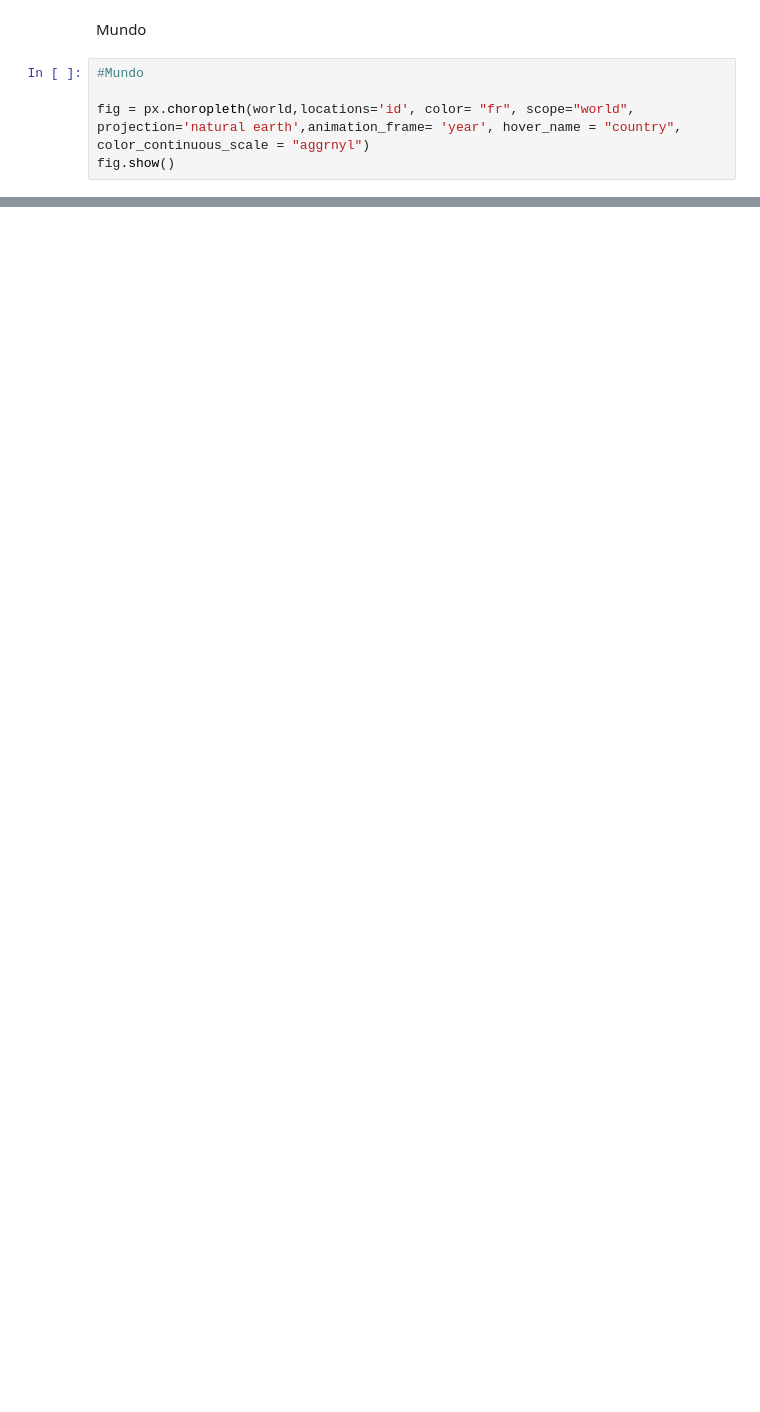
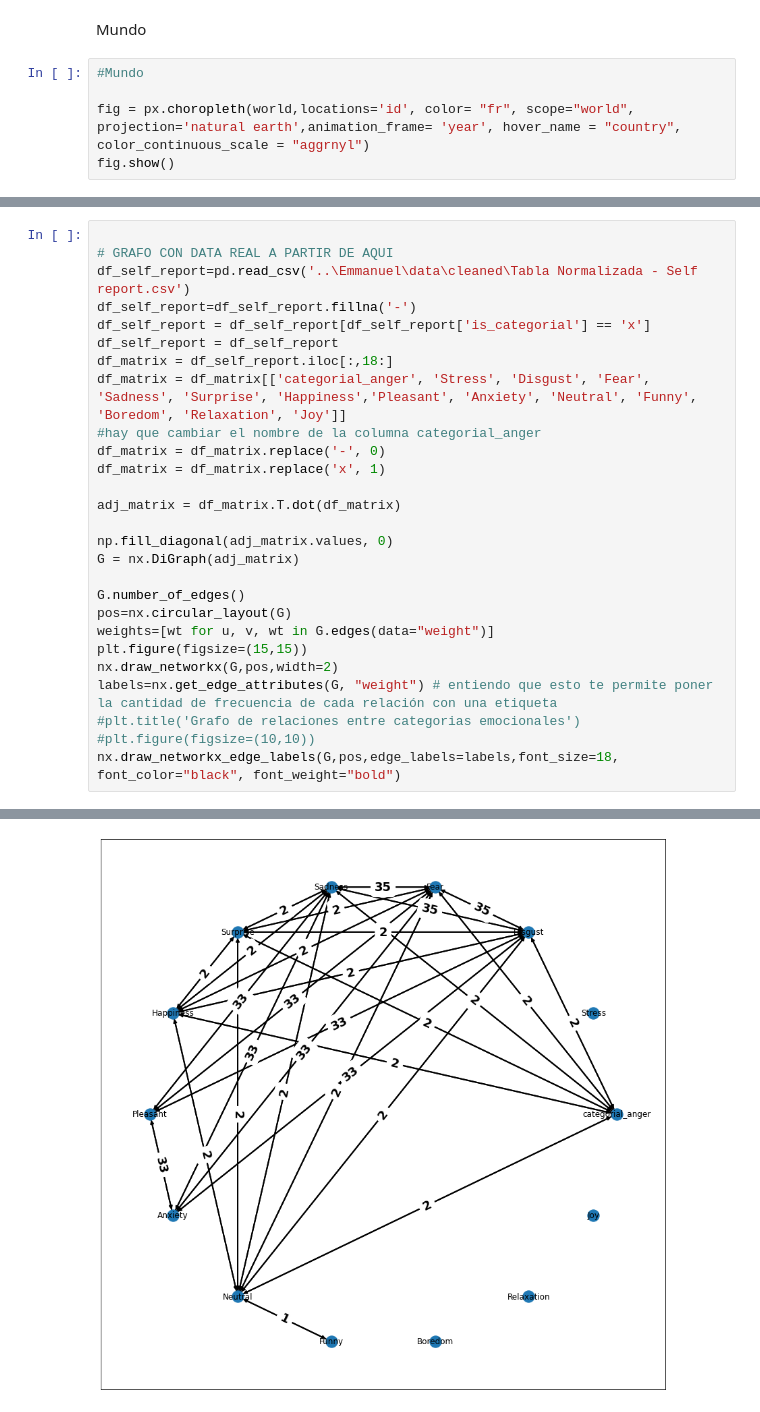
Before and after one commit to tomdamelio/Review_EDA_Emotion_Recognition, a Jupyter notebook: Lorenzo/Analisis review.ipynb, the cells around one changed output, grey strips where cells are left out. Cells and saved outputs as stored; diff of their text form; blank space fills up the shorter version.

```diff
--- a/Lorenzo/Analisis review.ipynb
+++ b/Lorenzo/Analisis review.ipynb
@@ -609,0 +669,28 @@ fig.show()
+# %%
+
+# GRAFO CON DATA REAL A PARTIR DE AQUI
+df_self_report=pd.read_csv('..\Emmanuel\data\cleaned\Tabla Normalizada - Self report.csv')
+df_self_report=df_self_report.fillna('-')
+df_self_report = df_self_report[df_self_report['is_categorial'] == 'x']
+df_self_report = df_self_report
+df_matrix = df_self_report.iloc[:,18:]
+df_matrix = df_matrix[['categorial_anger', 'Stress', 'Disgust', 'Fear', 'Sadness', 'Surprise', 'Happiness','Pleasant', 'Anxiety', 'Neutral', 'Funny', 'Boredom', 'Relaxation', 'Joy']]
+#hay que cambiar el nombre de la columna categorial_anger
+df_matrix = df_matrix.replace('-', 0)
+df_matrix = df_matrix.replace('x', 1)
+
+adj_matrix = df_matrix.T.dot(df_matrix)
+
+np.fill_diagonal(adj_matrix.values, 0)
+G = nx.DiGraph(adj_matrix)
+
+G.number_of_edges()
+pos=nx.circular_layout(G)
+weights=[wt for u, v, wt in G.edges(data="weight")]
+plt.figure(figsize=(15,15))
+nx.draw_networkx(G,pos,width=2)
+labels=nx.get_edge_attributes(G, "weight") # entiendo que esto te permite poner la cantidad de frecuencia de cada relación con una etiqueta
+#plt.title('Grafo de relaciones entre categorias emocionales')
+#plt.figure(figsize=(10,10))
+nx.draw_networkx_edge_labels(G,pos,edge_labels=labels,font_size=18, font_color="black", font_weight="bold")
+# %% [output]
@@ -609,0 +714 @@ fig.show()
+[figure, added]
```
Also changed, not shown: parts of 12 cells of this notebook, 6 other files.
